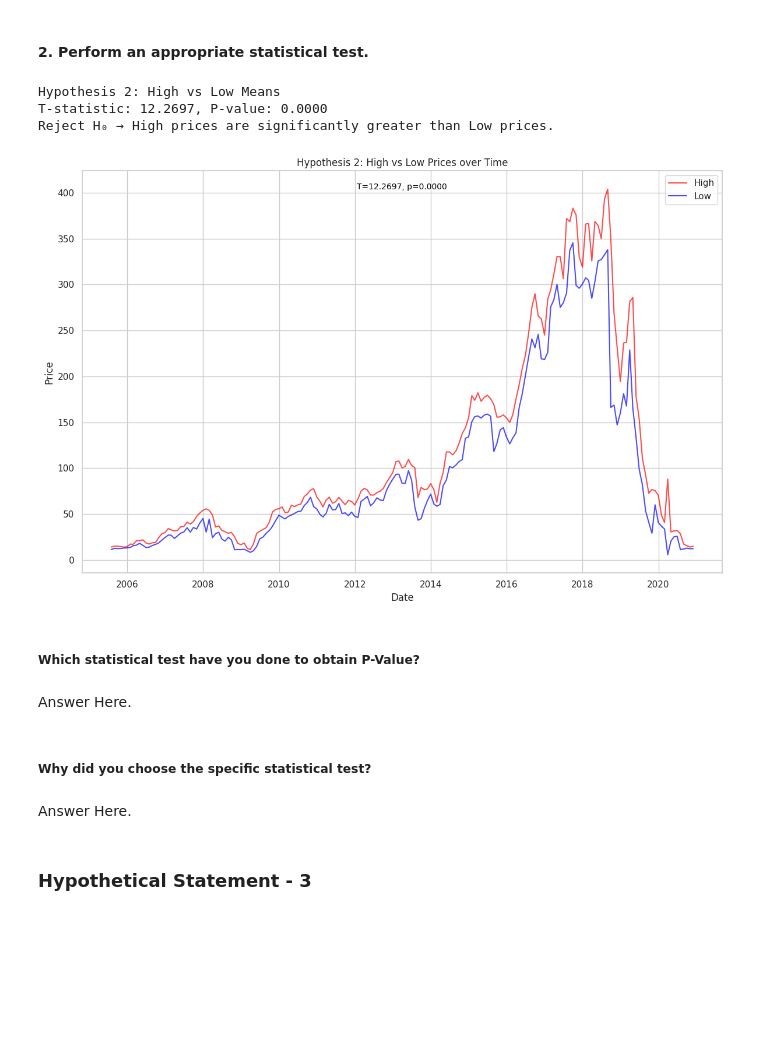
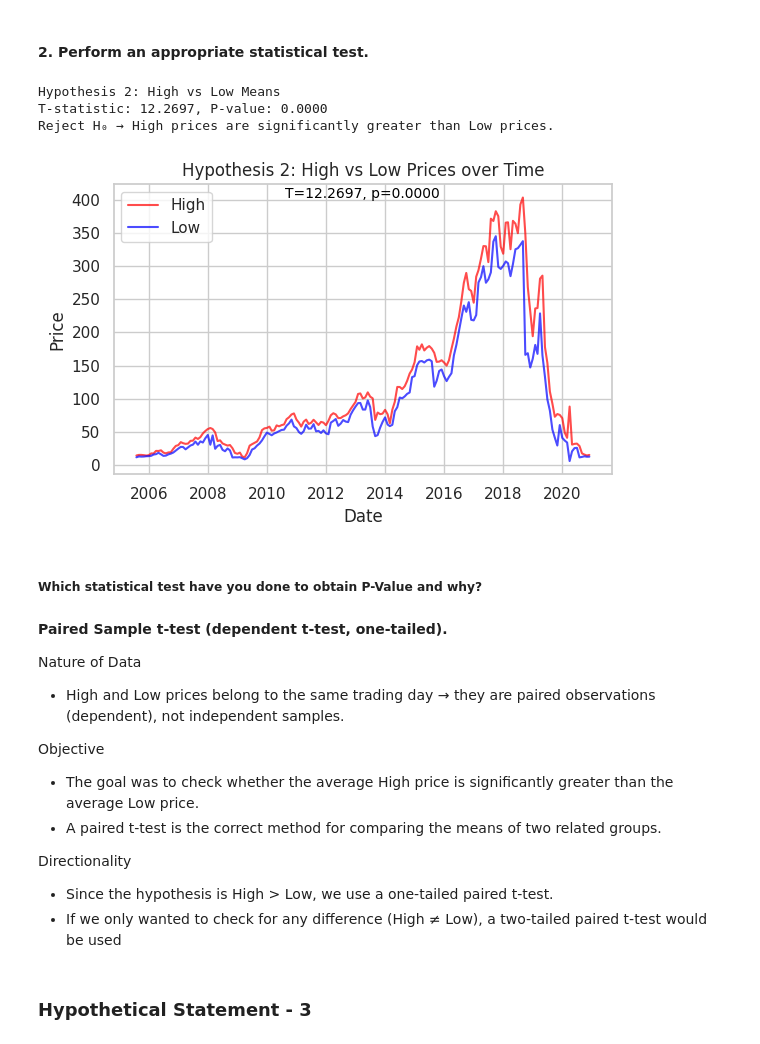
Before and after one commit to PKalyani1994/Regression_Project, a Jupyter notebook: KALYANI_ML_PROJECT.ipynb, the cells around one changed output. Drawn from its saved outputs; the diff is of its cells as text; code cells hidden in the pictures; blank space fills up the shorter version.

```diff
--- a/KALYANI_ML_PROJECT.ipynb
+++ b/KALYANI_ML_PROJECT.ipynb
@@ -589,41 +663,49 @@ Answer Here.
 t_stat2, p_value2 = ttest_rel(bank_dataset['High'], bank_dataset['Low'])
 
 print("\nHypothesis 2: High vs Low Means")
 print(f"T-statistic: {t_stat2:.4f}, P-value: {p_value2/2:.4f}")  # one-tailed
 
 if (p_value2/2 < 0.05) and (t_stat2 > 0):
     print("Reject H₀ → High prices are significantly greater than Low prices.")
 else:
     print("Fail to Reject H₀ → No significant difference found.")
 
+plt.figure(figsize=(6,4))
 plt.plot(bank_dataset.index, bank_dataset['High'], label='High', color='red', alpha=0.7)
 plt.plot(bank_dataset.index, bank_dataset['Low'], label='Low', color='blue', alpha=0.7)
 
 plt.title("Hypothesis 2: High vs Low Prices over Time")
 plt.xlabel("Date")
 plt.ylabel("Price")
 plt.legend()
 
 # Annotation at middle date
 plt.text(bank_dataset.index[len(bank_dataset)//2],
          max(bank_dataset['High']),
          f"T={t_stat2:.4f}, p={p_value2/2:.4f}",
          ha='center', fontsize=10, color='black')
 
 plt.tight_layout()
 plt.show()
 # %% [output]
 Hypothesis 2: High vs Low Means
 T-statistic: 12.2697, P-value: 0.0000
 Reject H₀ → High prices are significantly greater than Low prices.
-[figure, old version]
+[figure, new version]
 # %% [markdown]
-##### Which statistical test have you done to obtain P-Value?
+##### Which statistical test have you done to obtain P-Value and why?
-# %% [markdown]
-Answer Here.
-# %% [markdown]
-##### Why did you choose the specific statistical test?
-# %% [markdown]
-Answer Here.
+# %% [markdown]
+**Paired Sample t-test (dependent t-test, one-tailed).**
+
+Nature of Data
+*   High and Low prices belong to the same trading day → they are paired observations (dependent), not independent samples.
+
+Objective
+*   The goal was to check whether the average High price is significantly greater than the average Low price.
+*   A paired t-test is the correct method for comparing the means of two related groups.
+
+Directionality
+*   Since the hypothesis is High > Low, we use a one-tailed paired t-test.
+*   If we only wanted to check for any difference (High ≠ Low), a two-tailed paired t-test would be used
 # %% [markdown]
 ### Hypothetical Statement - 3
```
Also changed, not shown: parts of 128 cells of this notebook.
